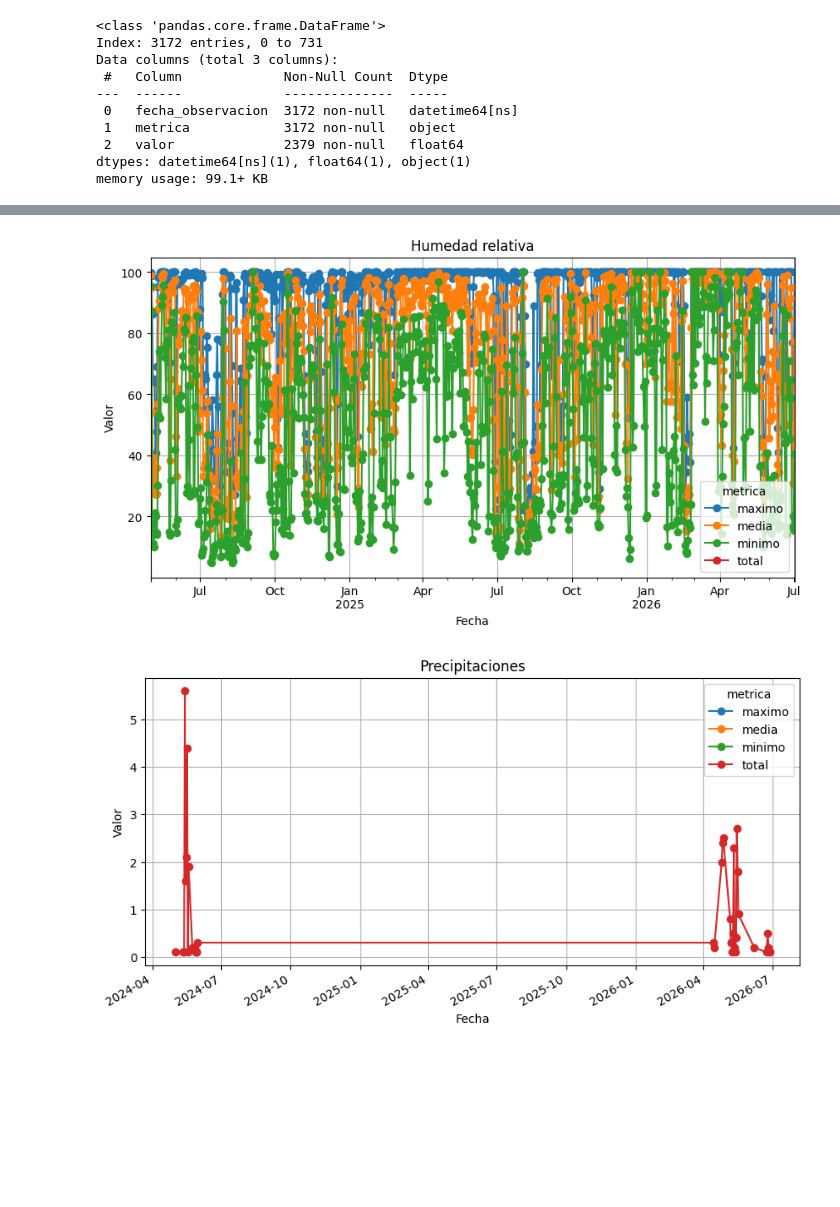
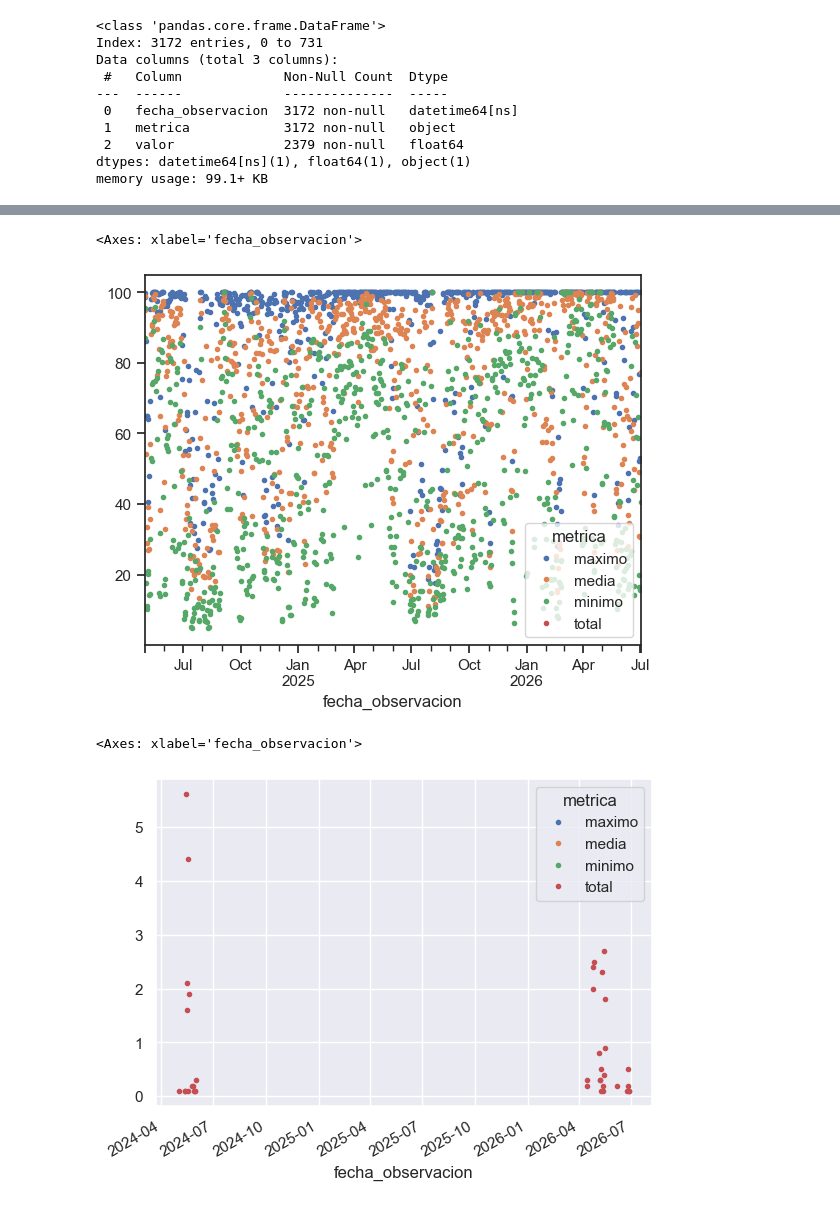
Before and after one commit to ialonsoiturbe/Tenerife-estacion-Ecomuseo, a Jupyter notebook: tenerife_historico.ipynb, the cells around one changed output, grey strips where cells are left out. Saved outputs shown, nothing was run; the diff lists cells and outputs as text; code cells hidden in the pictures; blank space fills up the shorter version.

```diff
--- a/tenerife_historico.ipynb
+++ b/tenerife_historico.ipynb
@@ -184,4 +179,6 @@ plt.show()
 # %%
+sns.set_style("ticks")
+
 #Pivoteamos la tabla
 df_temp_plot = df_temp.pivot(
     index='fecha_observacion',
@@ -190,10 +187,5 @@ df_temp_plot = df_temp.pivot(
 )
 
 #Graficamos
-ax = df_temp_plot.plot(figsize=(10,5), marker='o')
-ax.set_ylabel("Valor")
-ax.set_xlabel("Fecha")
-plt.title("Temperatura")
-plt.grid(True)
-plt.show()
+df_temp_plot.plot(style=".")
 # %% [output]
@@ -201,21 +194,19 @@ plt.show()
 # %%
 #Pivoteamos la tabla
 df_hum_plot = df_hum.pivot(
     index='fecha_observacion',
     columns='metrica',
     values='valor'
 )
 
 #Graficamos
-ax = df_hum_plot.plot(figsize=(10,5), marker='o')
-ax.set_ylabel("Valor")
-ax.set_xlabel("Fecha")
-plt.title("Humedad relativa")
-plt.grid(True)
-plt.show()
+df_hum_plot.plot(style=".")
 # %% [output]
+<Axes: xlabel='fecha_observacion'>
-[figure, old version]
+[figure, new version]
 # %%
+sns.set_style("darkgrid")
+
 #Pivoteamos la tabla
 df_rain_plot = df_rain.pivot(
     index='fecha_observacion',
@@ -224,12 +215,8 @@ df_rain_plot = df_rain.pivot(
 )
 
 #Graficamos
-ax = df_rain_plot.plot(figsize=(10,5), marker='o')
-ax.set_ylabel("Valor")
-ax.set_xlabel("Fecha")
-plt.title("Precipitaciones")
-plt.grid(True)
-plt.show()
+df_rain_plot.plot(style=".")
 # %% [output]
+<Axes: xlabel='fecha_observacion'>
-[figure, old version]
+[figure, new version]
 # %%
```
Also changed, not shown: parts of 5 cells of this notebook.
